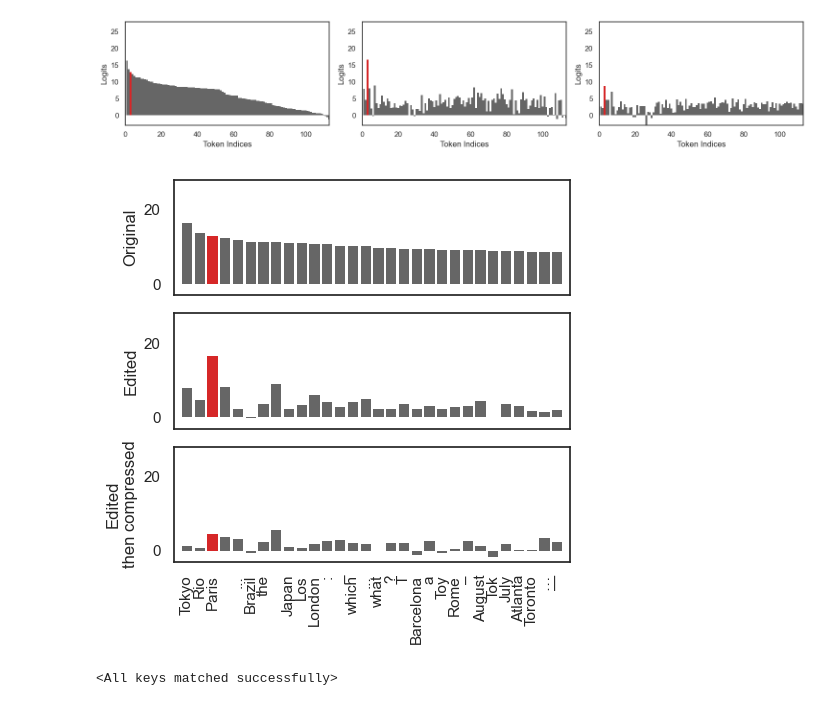
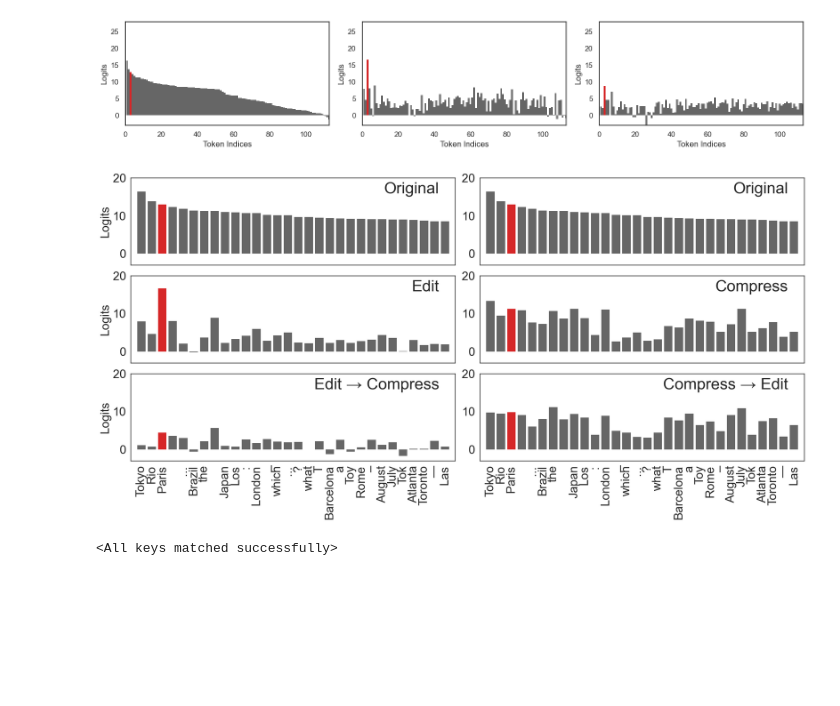
Before and after one commit to hartvigsen-group/composable-interventions, a Jupyter notebook: notebooks/token_graphs.ipynb, the cells around one changed output. Saved outputs shown, nothing was run; the diff lists cells and outputs as text; code cells hidden in the pictures; blank space fills up the shorter version.

```diff
--- a/notebooks/token_graphs.ipynb
+++ b/notebooks/token_graphs.ipynb
@@ -40,6 +40,7 @@ compress = '/scratch/sux7mp/saved_models/checkpoint_20240201_072739.pth'
 memit_wanda35 = '/scratch/sux7mp/saved_models/checkpoint_20240131_103317.pth'
 memit_wanda55 = '/scratch/sux7mp/saved_models/checkpoint_20240131_104241.pth'
 memit_wanda65 = '/scratch/sux7mp/saved_models/checkpoint_20240131_110732.pth'
+compress_first = '/scratch/sux7mp/saved_models/checkpoint_20240201_111754.pth'
 # %%
 import matplotlib.pyplot as plt
 import numpy as np
@@ -126,25 +128,32 @@ top_100_indices_base = np.argsort(-logits_base[0])[:50]
 top_100_indices_memit = np.argsort(-logits_memit[0])[:50]
 top_100_indices_memit_wanda = np.argsort(-logits_memit_wanda[0])[:50]
 top_100_indices_compress = np.argsort(-logits_compress[0])[:50]  # Adjust for logits_compress
+top_100_indices_compress_first = np.argsort(-logits_compress_first[0])[:50]
 
-# Create the superset of tokens
-superset_tokens = np.unique(np.concatenate([top_100_indices_base, top_100_indices_memit, top_100_indices_memit_wanda, top_100_indices_compress]))
+# Update the superset of tokens to include indices from logits_compress_first
+superset_tokens = np.unique(np.concatenate([
+    top_100_indices_base, top_100_indices_memit, top_100_indices_memit_wanda,
+    top_100_indices_compress, top_100_indices_compress_first
+]))
 
-# Get the logits for the superset tokens for each model
+# Get the logits for the superset tokens for each model, including logits_compress_first
 superset_logits_base = logits_base[0, superset_tokens]
 superset_logits_memit = logits_memit[0, superset_tokens]
 superset_logits_memit_wanda = logits_memit_wanda[0, superset_tokens]
-superset_logits_compress = logits_compress[0, superset_tokens]  # Adjust for logits_compress
+superset_logits_compress = logits_compress[0, superset_tokens]
+superset_logits_compress_first = logits_compress_first[0, superset_tokens]  # For logits_compress_first
+
 
 # Order the superset based on the logits from the 'base' model
 ordered_indices = np.argsort(-superset_logits_base)  # Descending order
 ordered_superset = superset_tokens[ordered_indices]
 
-# Prepare data for plotting
+# Prepare data for plotting, including logits_compress_first
 data_base = superset_logits_base[ordered_indices]
 data_memit = superset_logits_memit[ordered_indices]
 data_memit_wanda = superset_logits_memit_wanda[ordered_indices]
-data_compress = superset_logits_compress[ordered_indices]  # Adjust for logits_compress
+data_compress = superset_logits_compress[ordered_indices]
+data_compress_first = superset_logits_compress_first[ordered_indices]
 
 print(data_base.shape)
 # %% [output]
@@ -187,61 +196,82 @@ import seaborn as sns
 import matplotlib as mpl
 
 # Increase font sizes globally
-mpl.rcParams['font.size'] = 18  # Adjust the base font size
-mpl.rcParams['axes.labelsize'] = 14
-mpl.rcParams['axes.titlesize'] = 16
-mpl.rcParams['xtick.labelsize'] = 16
-mpl.rcParams['ytick.labelsize'] = 16
-mpl.rcParams['legend.fontsize'] = 16
+mpl.rcParams['font.size'] = 28  # Adjust the base font size
+mpl.rcParams['axes.labelsize'] = 28
+mpl.rcParams['axes.titlesize'] = 28
+mpl.rcParams['xtick.labelsize'] = 28
+mpl.rcParams['ytick.labelsize'] = 28
+mpl.rcParams['legend.fontsize'] = 28
 
 # Update here for the highlighted token ID
 highlight_logit_id = top_100_indices_memit[0]  # The specific logit ID you want to highlight
 highlight_index = np.where(ordered_superset == highlight_logit_id)[0][0]  # Position in ordered_superset
 
 # Setting up a seaborn style
 sns.set(style="white")
-
-# Plotting with improved aesthetics
-fig, axes = plt.subplots(3, 1, figsize=(5, 5), dpi=100)  # Adjusted figure size for better readability
 
 # Define colors
 normal_color = "#666666"
 highlight_color = "#d62728"
 
 # Adjust data to only include the top 30 values
 top_30_indices = np.argsort(-data_base)[:30]  # Top 30 indices based on data_base logits
 data_base_top_30 = data_base[top_30_indices]
 data_memit_top_30 = data_memit[top_30_indices]
 data_memit_wanda_top_30 = data_memit_wanda[top_30_indices]
+data_compress_top_30 = data_compress[top_30_indices]
 ordered_superset_top_30 = ordered_superset[top_30_indices]
+data_compress_first_top_30 = data_compress_first[top_30_indices]
 
 # Decoding the top 30 tokens for x-axis labels
 decoded_tokens = [tokenizer.decode(idx, skip_special_tokens=True) for idx in ordered_superset_top_30]
 
-for i, data in enumerate([data_base_top_30, data_memit_top_30, data_memit_wanda_top_30]):
-    axes[i].bar(range(1, 31), data, color=normal_color, width=0.8, edgecolor='none')
-    if highlight_index < 30:  # Check if highlight index is within the top 30
-        axes[i].bar(highlight_index + 1, data[highlight_index], color=highlight_color, width=0.8, edgecolor='none')
+# Plotting with a two-column layout
+fig, axes = plt.subplots(3, 2, figsize=(20, 10), dpi=100)  # 3 rows, 2 columns
 
-    axes[i].set_xticks(range(1, 31))
-    if i==2:
-        axes[i].set_xticklabels(decoded_tokens, rotation=90)  # Rotate labels for readability
+# Flatten the axes array for easy indexing
+axes = axes.flatten()
+
+# Define the order of datasets for plotting
+datasets = [
+    data_base_top_30, data_base_top_30,
+    data_memit_top_30, data_compress_top_30,
+     data_memit_wanda_top_30, data_compress_first_top_30
+]
+
+# Define the labels for y-axis
+y_labels = ['Original', 'Original', 'Edit', 'Compress', 'Edit → Compress', 'Compress → Edit']
+
+# Iterate over datasets and axes to plot
+for i, (data, label) in enumerate(zip(datasets, y_labels)):
+    ax = axes[i]
+    ax.bar(range(1, 31), data, color=normal_color, width=0.8, edgecolor='none')
+    if highlight_index < 30:
+        ax.bar(highlight_index + 1, data[highlight_index], color=highlight_color, width=0.8, edgecolor='none')
+
+    ax.set_xticks(range(1, 31))
+    if i == 5 or i == 4:  # Set xticklabels for the last two plots
+        ax.set_xticklabels(decoded_tokens, rotation=90)
     else:
-        axes[i].set_xticklabels([], rotation=90)
+        ax.set_xticklabels([], rotation=90)
 
-    # axes[i].set_ylabel('Logits')
-    axes[i].set_xlim(0, 31)
-    axes[i].set_ylim(-3, 28)
+    ax.tick_params(axis='both', labelsize=24)
+    ax.set_xlim(0, 31)
+    ax.set_ylim(-3, 20)
 
-axes[0].set_ylabel('Original')
-axes[1].set_ylabel('Edited')
-axes[2].set_ylabel('Edited\nthen compressed')
+    if (i-1)%2:
 
+        ax.set_ylabel('Logits', fontsize=24)
+
+    # Place y-labels as text in the top right corner
+    ax.text(0.95, 0.95, label, transform=ax.transAxes, horizontalalignment='right', verticalalignment='top', fontsize=32, usetex=False)
+
+# Adjust layout and display plot
 plt.tight_layout()
-plt.savefig('figures/logits.pdf', format='pdf', dpi=300)  # Save as PDF
+plt.savefig('figures/logits_comparison.pdf', format='pdf', dpi=300)
 plt.show()
 # %% [output]
-[figure, old version]
+[figure, new version]
 # %%
 # model = AutoModelForCausalLM.from_pretrained(
 #         model_name,
```
Also changed, not shown: parts of 2 cells of this notebook, 5 other files.
